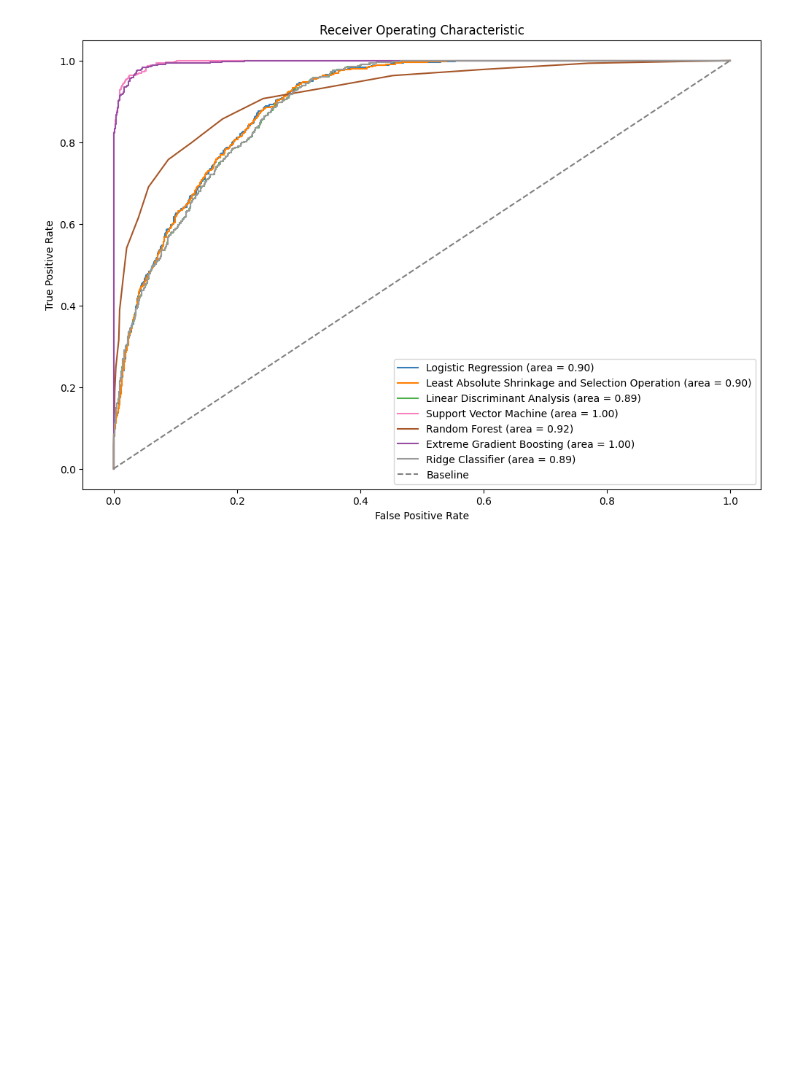
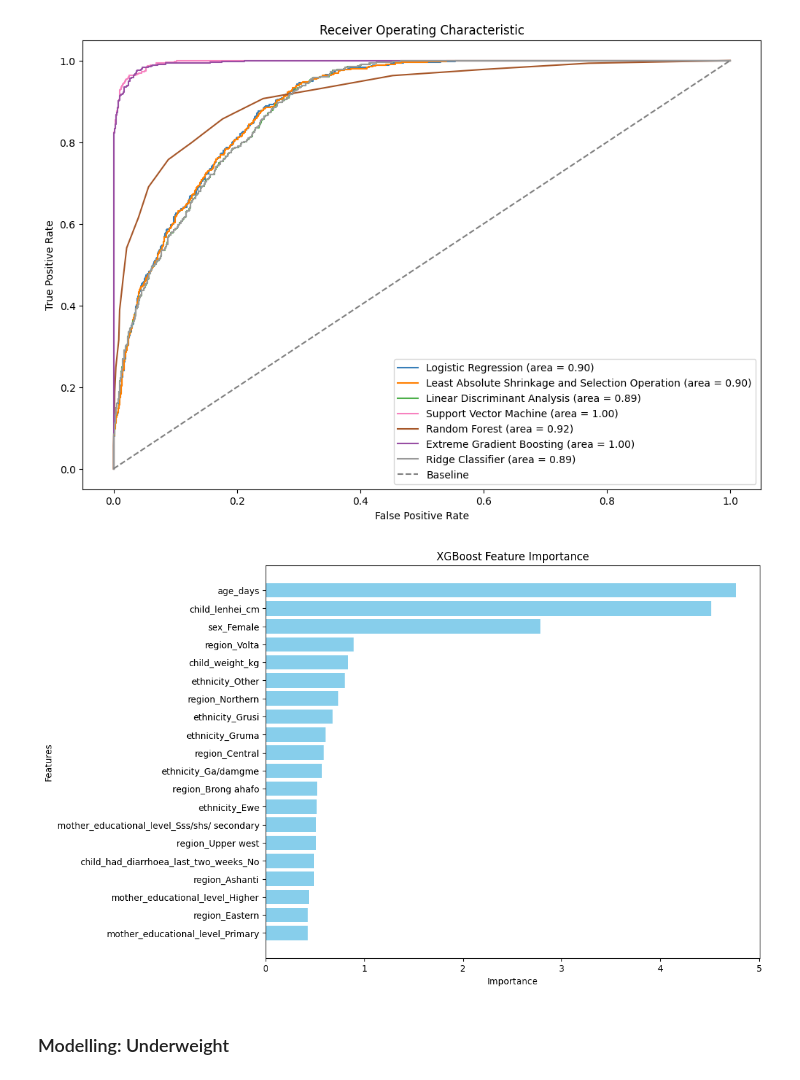
Before and after one commit to KomlaRD/machine_learning_dhs, a Jupyter notebook: ml_undernutrition.ipynb, the cells around one changed output. Cells and saved outputs as stored; diff of their text form; code cells hidden in the pictures; blank space fills up the shorter version.

Commit message:
Fit models for underweight

```diff
--- a/ml_undernutrition.ipynb
+++ b/ml_undernutrition.ipynb
@@ -865,3 +865,45 @@ plt.legend(loc='lower right')
 plt.show()
 # %% [output]
 [figure]
+# %%
+# Get feature importance
+booster = xgb.named_steps["xgbclassifier"].get_booster()
+# Importance types["weight", "gain", "cover"]
+importance = booster.get_score(importance_type='gain')
+
+# Transforming the importance dictionary into lists for plotting
+f_names = list(importance.keys())
+f_importance = list(importance.values())
+# %%
+# Sorting the feature importances
+sorted_indices = sorted(range(len(f_importance)),
+                        key=lambda k: f_importance[k], reverse=True)
+# Top 20 features
+top_n = 20
+sorted_importance = [f_importance[idx] for idx in sorted_indices[:top_n]]
+sorted_names = [f_names[idx] for idx in sorted_indices[:top_n]]
+
+
+# Create plot
+plt.figure(figsize=(10, 8))
+
+# Create horizontal bars
+plt.barh(range(len(sorted_importance)), sorted_importance, color='skyblue')
+
+# Create names on the y-axis
+plt.yticks(range(len(sorted_importance)), sorted_names)
+
+# Invert y-axis to have the highest importance at the top
+plt.gca().invert_yaxis()
+
+# Add labels and title
+plt.xlabel('Importance')
+plt.ylabel('Features')
+plt.title('XGBoost Feature Importance')
+
+# Show plot
+plt.show()
+# %% [output]
+[figure, added]
+# %% [markdown]
+### Modelling: Underweight
```
Also changed, not shown: parts of 2 cells of this notebook.
